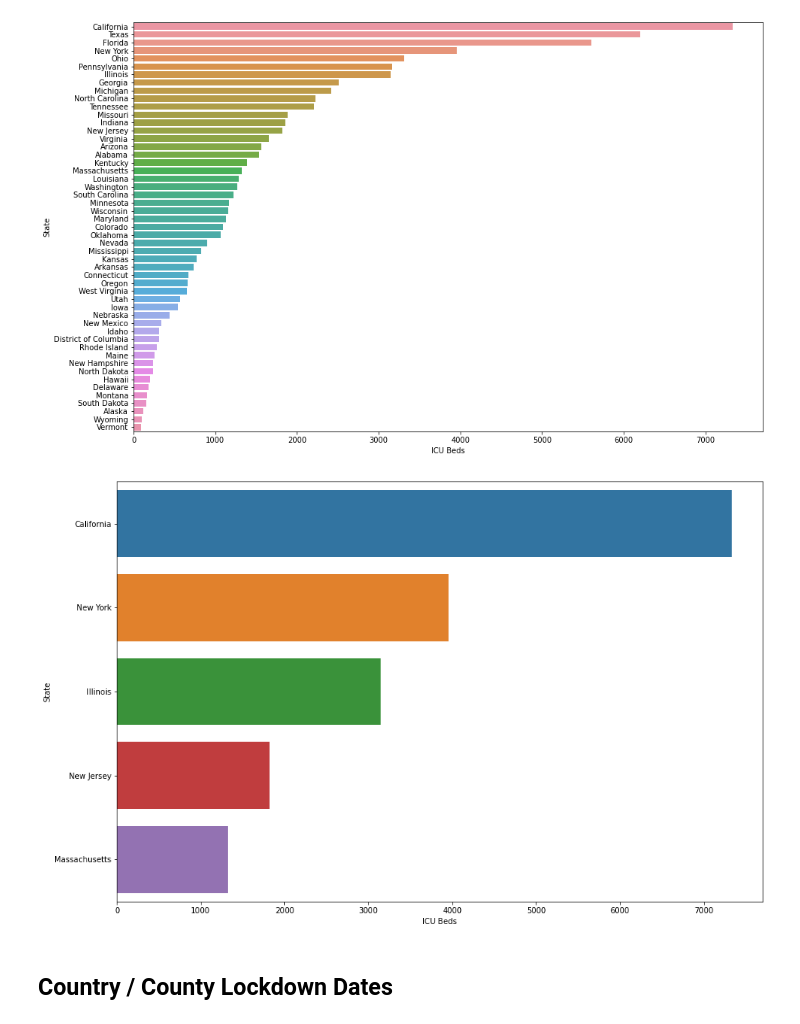
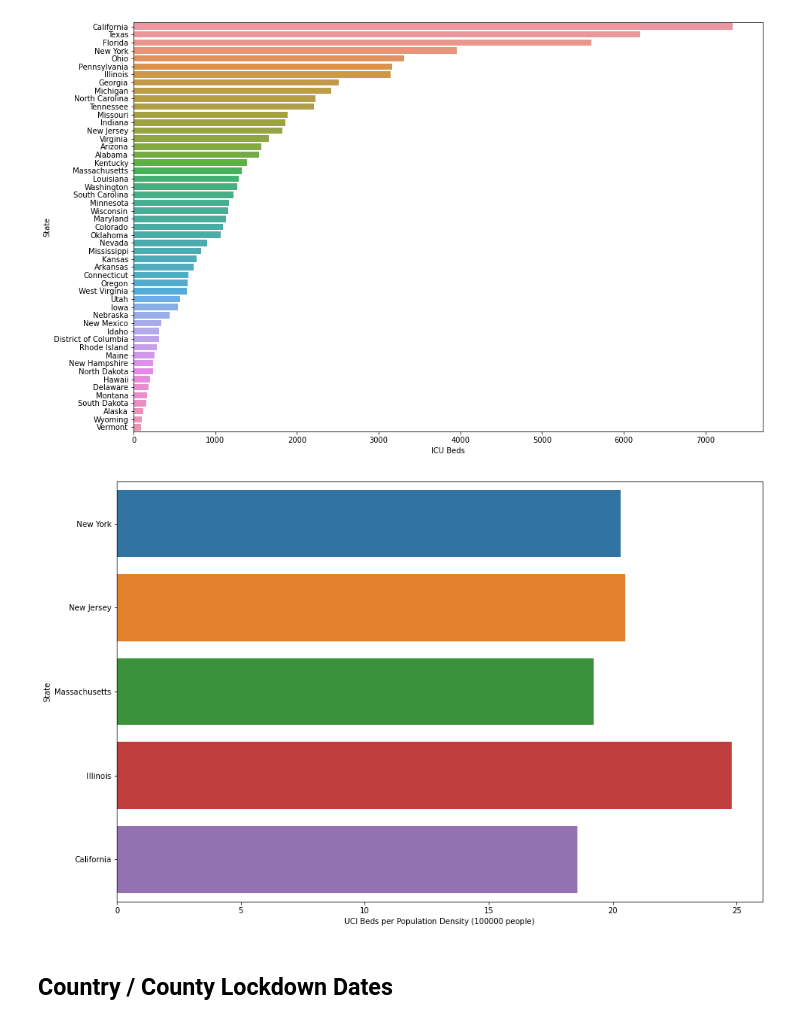
Before and after one commit to Adamantia/covid19-mit-teamd004, a Jupyter notebook: Covid19_Datathon_Team_d004.ipynb, the cells around one changed output. Cells and saved outputs as stored; diff of their text form; code cells hidden in the pictures.

```diff
--- a/Covid19_Datathon_Team_d004.ipynb
+++ b/Covid19_Datathon_Team_d004.ipynb
@@ -325,17 +242,43 @@ ax = sns.barplot(x='ICU Beds', y='State', data=icu_by_state.reset_index().sort_v
 plt.show(	)
 # %% [output]
 [figure]
-# %%
-df = (icu_by_state.reset_index().sort_values(by=['ICU Beds'], ascending=False))
-
-df = df[(df['State'] == 'California') | (df['State'] == 'Illinois') | (df['State'] == 'New Jersey') | (df['State'] == 'New York') | (df['State'] == 'Massachusetts')]
-
-plt.figure(figsize=(15, 10))
-ax = sns.barplot(x='ICU Beds', y='State', data=df)
-
-plt.show()
-# %% [output]
-[figure, removed]
+# %%
+url_cali = 'https://raw.githubusercontent.com/Adamantia/covid19-mit-teamd004/master/statsamerica_dataset/datasets/dataset_california.xls'
+url_illinois = 'https://raw.githubusercontent.com/Adamantia/covid19-mit-teamd004/master/statsamerica_dataset/datasets/dataset_illinois.xls'
+url_massachusetts = 'https://raw.githubusercontent.com/Adamantia/covid19-mit-teamd004/master/statsamerica_dataset/datasets/dataset_massachusetts.xls'
+url_new_jersey = 'https://raw.githubusercontent.com/Adamantia/covid19-mit-teamd004/master/statsamerica_dataset/datasets/dataset_new_jersey.xls'
+url_new_york ='https://raw.githubusercontent.com/Adamantia/covid19-mit-teamd004/master/statsamerica_dataset/datasets/dataset_new_york.xls'
+
+data_cali = pd.read_html(url_cali)[0]
+data_illinois = pd.read_html(url_illinois)[0]
+data_massachusetts = pd.read_html(url_massachusetts)[0]
+data_new_jersey = pd.read_html(url_new_jersey)[0]
+data_new_york = pd.read_html(url_new_york)[0]
+
+population_state_cali = data_cali.T[1:][1].astype(int).sum()
+population_state_illinois = data_illinois.T[1:][1].astype(int).sum()
+population_state_massachusetts = data_massachusetts.T[1:][1].astype(int).sum()
+population_state_new_jersey = data_new_jersey.T[1:][1].astype(int).sum()
+population_state_new_york = data_new_york.T[1:][1].astype(int).sum()
+# %%
+df_population = pd.DataFrame({"State":['California','Illinois', 'Massachusetts',  'New Jersey', 'New York'], "population": [population_state_cali, population_state_illinois, population_state_massachusetts, population_state_new_jersey, population_state_new_york]})
+df_icu_beds = icu_by_state.reset_index()
+df_icu_beds = df_icu_beds[(df_icu_beds['State'] == 'California') | (df_icu_beds['State'] == 'Illinois') | (df_icu_beds['State'] == 'New Jersey') | (df_icu_beds['State'] == 'New York') | (df_icu_beds['State'] == 'Massachusetts')]
+# %%
+df_icu_beds = df_icu_beds.sort_values(by=['State'], ascending=False)
+df_population = df_population.sort_values(by=['State'], ascending=False)
+# %%
+normalized_data_100000 = np.array((df_icu_beds["ICU Beds"].astype(float)*100000))/np.array(df_population["population"].astype(float))
+df_population["ICU Beds"]= df["ICU Beds"].values
+df_population["normalized_data_100000"] = normalized_data_100000.tolist()
+normalized_data = pd.DataFrame({'State': df_population["State"].values, 'normalized_data': df_population["normalized_data_100000"].values})
+# %%
+plt.figure(figsize=(15, 10))
+ax = sns.barplot(x='normalized_data', y='State', data=normalized_data)
+ax.set(xlabel='UCI Beds per Population Density (100000 people)', ylabel='State')
+plt.show()
+# %% [output]
+[figure, added]
 # %% [markdown]
 
 Country / County Lockdown Dates
```
Also changed, not shown: parts of 26 cells of this notebook.
